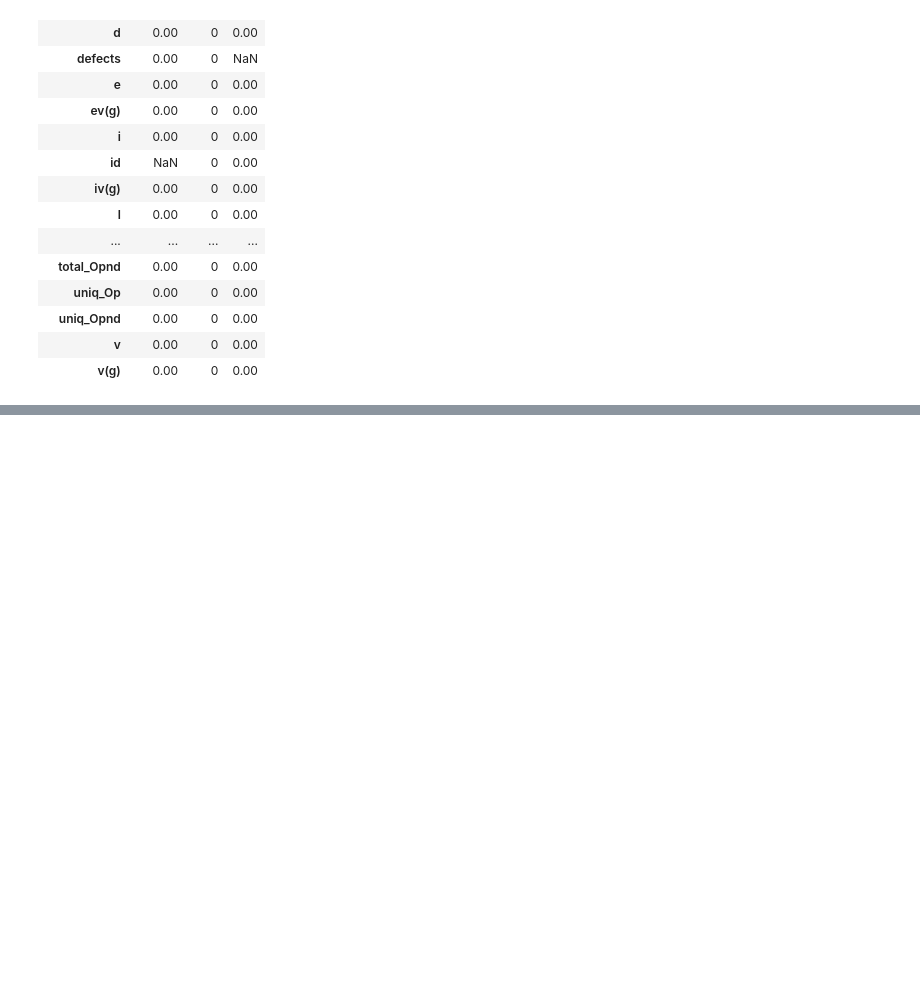
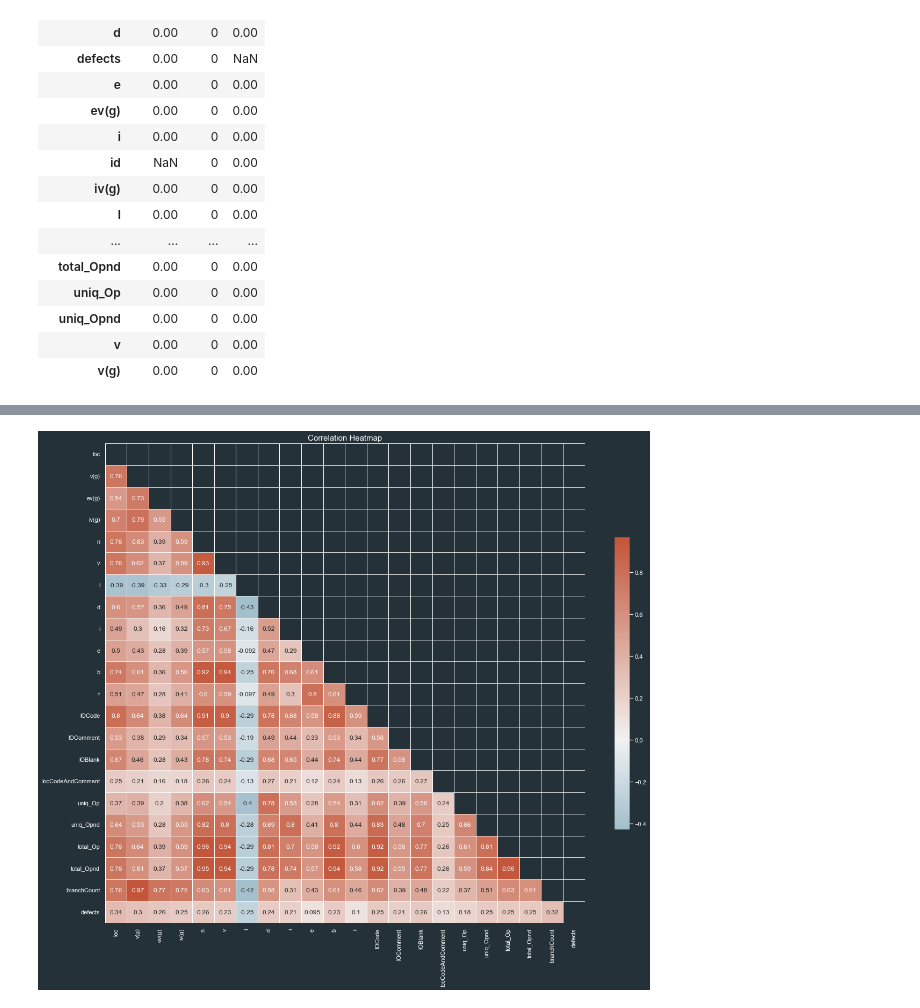
Before and after one commit to MC-Meesh/kaggle, a Jupyter notebook: S3E23/main.ipynb, the cells around one changed output, grey strips where cells are left out. Saved outputs shown, nothing was run; the diff lists cells and outputs as text; code cells hidden in the pictures; blank space fills up the shorter version.

```diff
--- a/S3E23/main.ipynb
+++ b/S3E23/main.ipynb
@@ -92,0 +79,18 @@ ValueError: Unable to parse string "?" at position 101906
+# %%
+def plot_correlation_heatmap(df):
+    corr = df.corr()
+    mask = np.triu(np.ones_like(corr, dtype=bool))
+
+    plt.figure(figsize=(20, 20))
+
+    cmap = sns.diverging_palette(230, 20, as_cmap=True)
+
+    sns.heatmap(corr, mask=mask,  center=0,
+                square=True, linewidths=.5, cbar_kws={"shrink": .5}, annot=True, cmap=cmap)
+
+    plt.title("Correlation Heatmap", size=15, color='white')
+    plt.show()
+
+plot_correlation_heatmap(train.drop(columns='id'))
+# %% [output]
+[figure, added]
```
Also changed, not shown: parts of 5 cells of this notebook.
